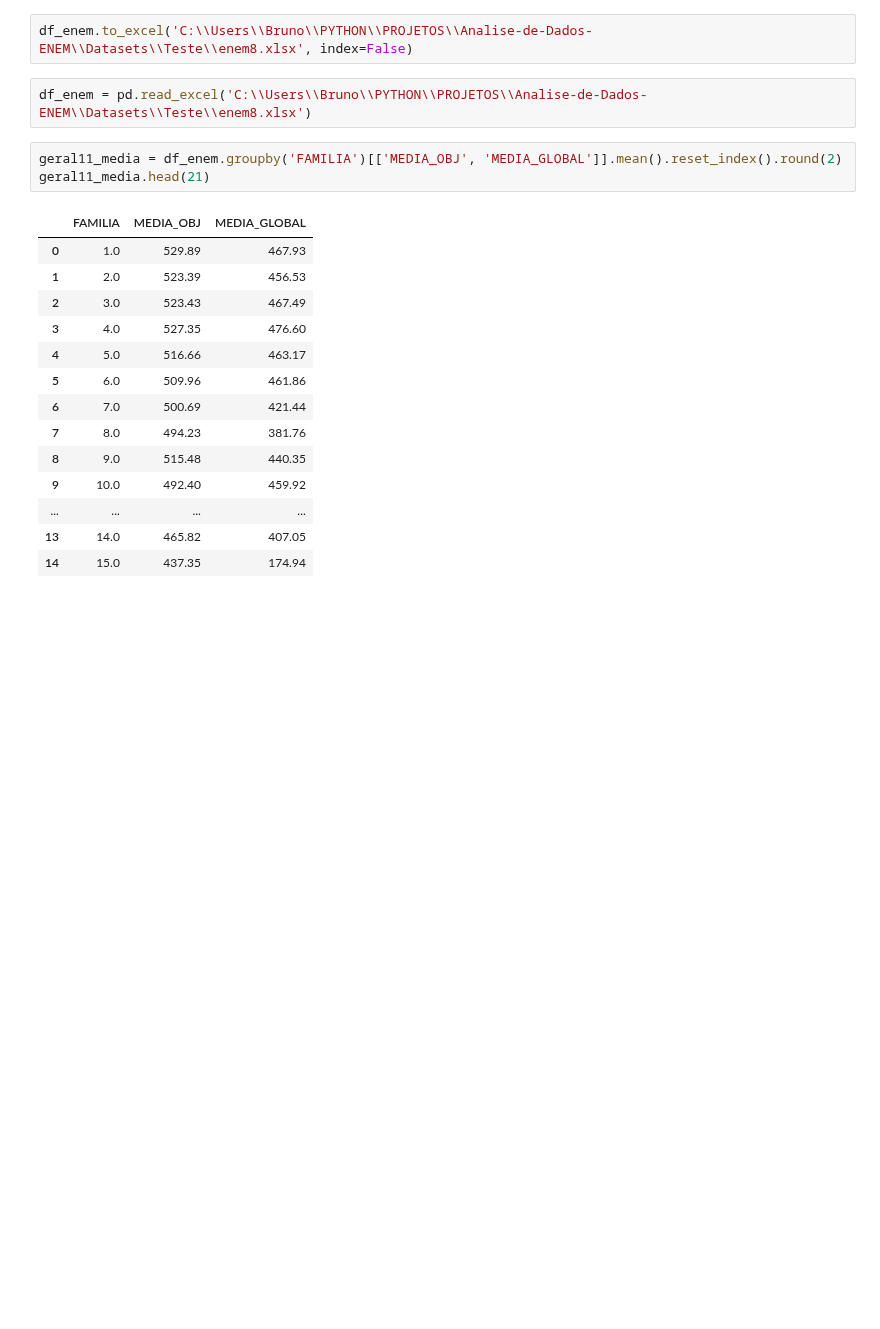
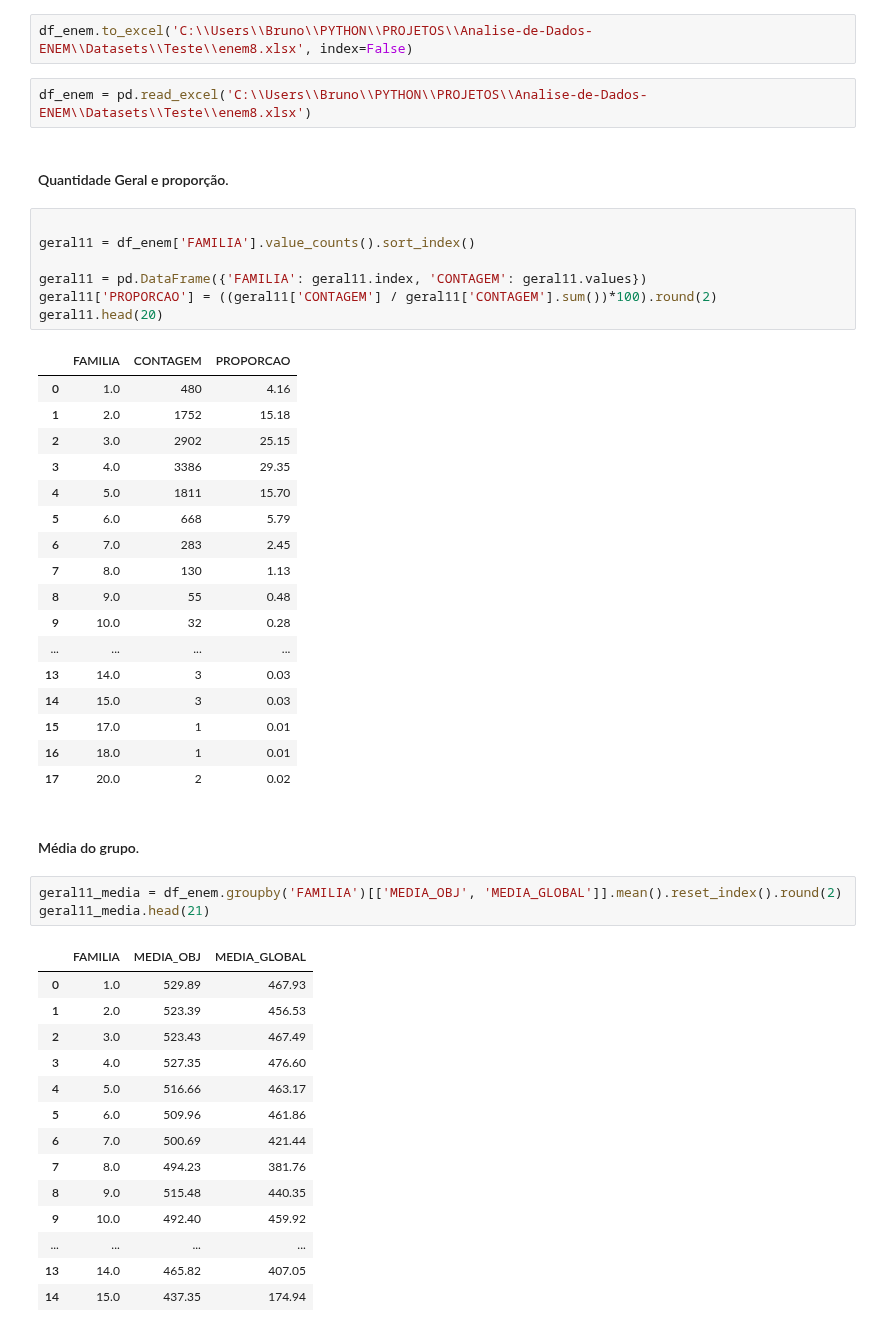
Before and after one commit to Bruno-Santana-Eco/Analise-de-Dados-ENEM, a Jupyter notebook: DataPrep1.ipynb, the cells around one changed output. Saved outputs shown, nothing was run; the diff lists cells and outputs as text; blank space fills up the shorter version.

```diff
--- a/DataPrep1.ipynb
+++ b/DataPrep1.ipynb
@@ -1313,6 +1317,35 @@ df_enem.head()
 df_enem.to_excel('C:\\Users\\Bruno\\PYTHON\\PROJETOS\\Analise-de-Dados-ENEM\\Datasets\\Teste\\enem8.xlsx', index=False)
 # %%
 df_enem = pd.read_excel('C:\\Users\\Bruno\\PYTHON\\PROJETOS\\Analise-de-Dados-ENEM\\Datasets\\Teste\\enem8.xlsx')
+# %% [markdown]
+#### Quantidade Geral e proporção.
+# %%
+
+geral11 = df_enem['FAMILIA'].value_counts().sort_index()
+
+geral11 = pd.DataFrame({'FAMILIA': geral11.index, 'CONTAGEM': geral11.values})
+geral11['PROPORCAO'] = ((geral11['CONTAGEM'] / geral11['CONTAGEM'].sum())*100).round(2)
+geral11.head(20)
+# %% [output]
+|  | FAMILIA | CONTAGEM | PROPORCAO |
+| 0 | 1.0 | 480 | 4.16 |
+| 1 | 2.0 | 1752 | 15.18 |
+| 2 | 3.0 | 2902 | 25.15 |
+| 3 | 4.0 | 3386 | 29.35 |
+| 4 | 5.0 | 1811 | 15.70 |
+| 5 | 6.0 | 668 | 5.79 |
+| 6 | 7.0 | 283 | 2.45 |
+| 7 | 8.0 | 130 | 1.13 |
+| 8 | 9.0 | 55 | 0.48 |
+| 9 | 10.0 | 32 | 0.28 |
+| ... | ... | ... | ... |
+| 13 | 14.0 | 3 | 0.03 |
+| 14 | 15.0 | 3 | 0.03 |
+| 15 | 17.0 | 1 | 0.01 |
+| 16 | 18.0 | 1 | 0.01 |
+| 17 | 20.0 | 2 | 0.02 |
+# %% [markdown]
+#### Média do grupo.
 # %%
 geral11_media = df_enem.groupby('FAMILIA')[['MEDIA_OBJ', 'MEDIA_GLOBAL']].mean().reset_index().round(2)
 geral11_media.head(21)
```
Also changed, not shown: parts of 2 cells of this notebook, 2 other files.
